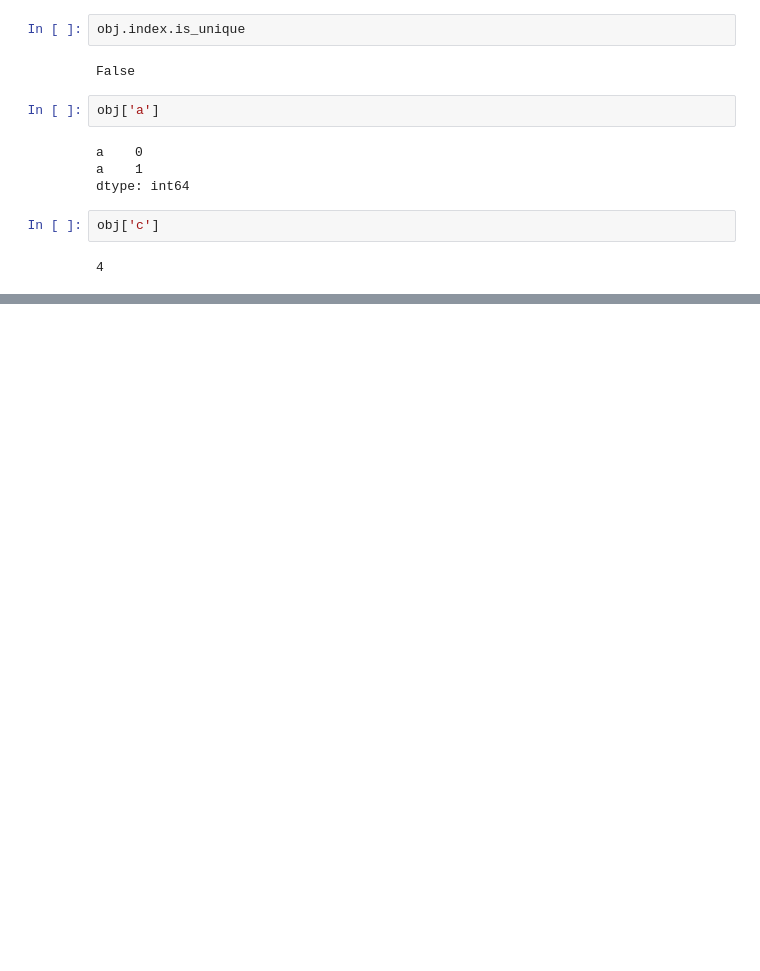
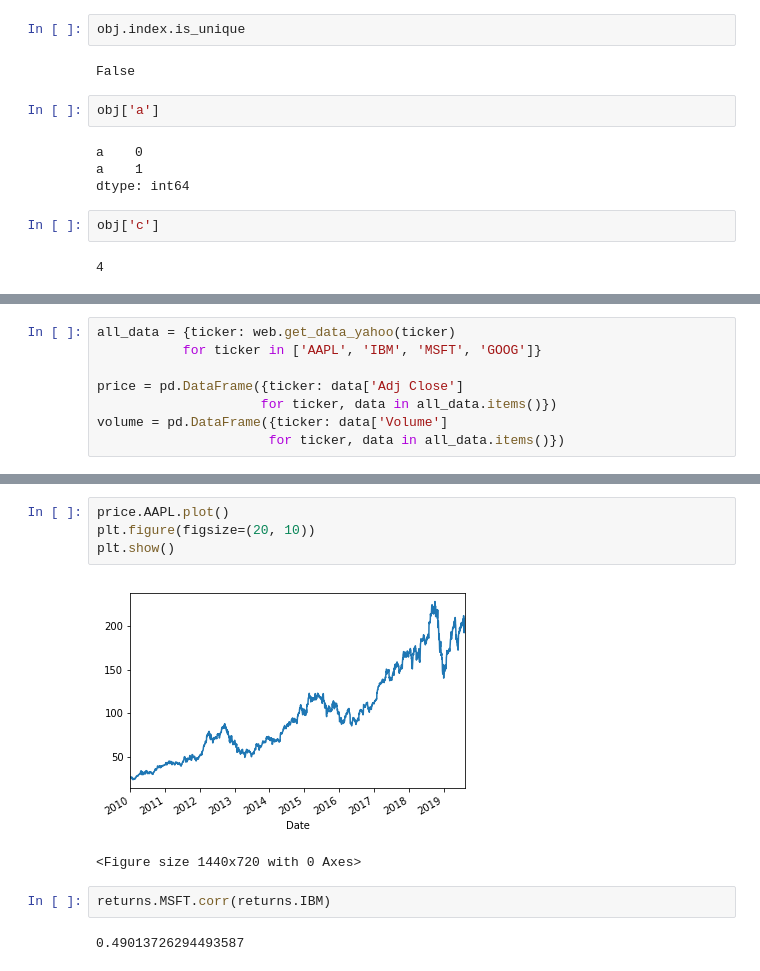
Before and after one commit to allaccountstaken/sandbox, a Jupyter notebook: PandasDrill.ipynb, the cells around one changed output, grey strips where cells are left out. Cells and saved outputs as stored; diff of their text form; blank space fills up the shorter version.

```diff
--- a/PandasDrill.ipynb
+++ b/PandasDrill.ipynb
@@ -1298,0 +1410,8 @@ df = pd.DataFrame(np.random.rand)
+# %%
+all_data = {ticker: web.get_data_yahoo(ticker)
+           for ticker in ['AAPL', 'IBM', 'MSFT', 'GOOG']}
+
+price = pd.DataFrame({ticker: data['Adj Close']
+                     for ticker, data in all_data.items()})
+volume = pd.DataFrame({ticker: data['Volume']
+                      for ticker, data in all_data.items()})
@@ -1298,0 +1432,11 @@ df = pd.DataFrame(np.random.rand)
+# %%
+price.AAPL.plot()
+plt.figure(figsize=(20, 10))
+plt.show()
+# %% [output]
+[figure, added]
+<Figure size 1440x720 with 0 Axes>
+# %%
+returns.MSFT.corr(returns.IBM)
+# %% [output]
+0.49013726294493587
```
Also changed, not shown: parts of 28 cells of this notebook.
